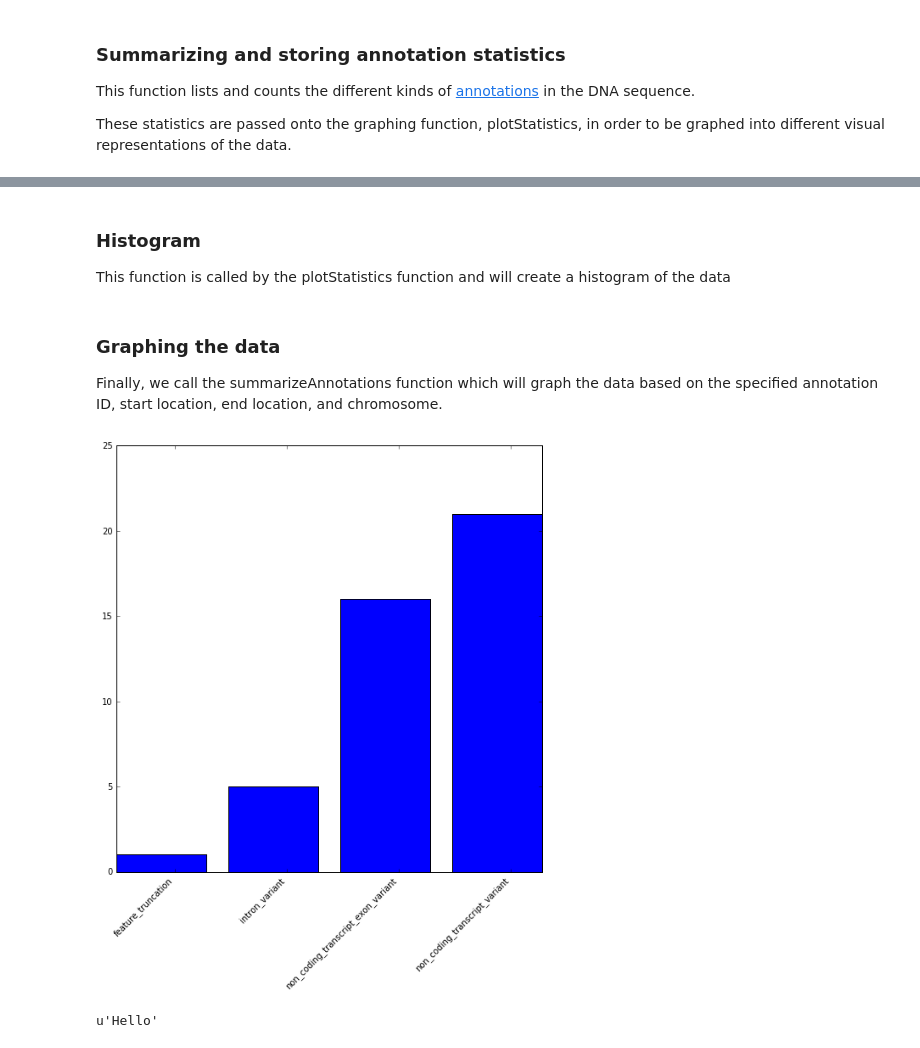
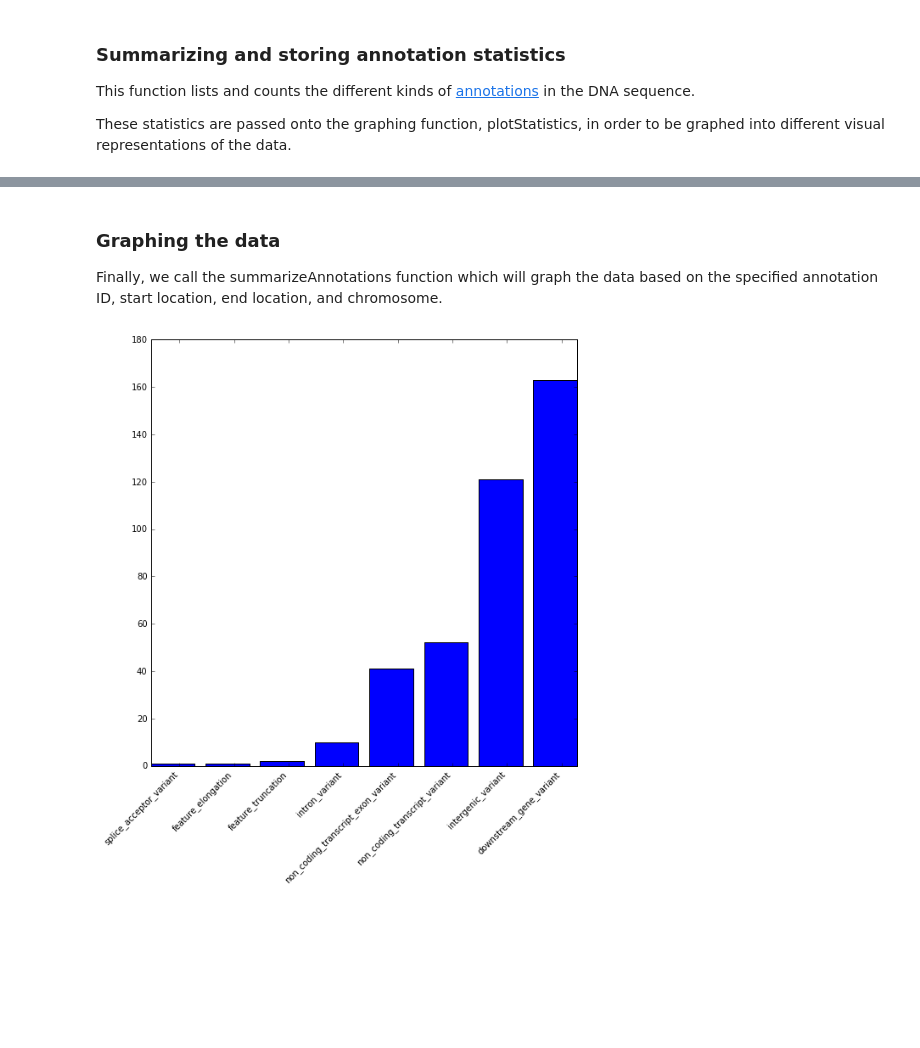
Before and after one commit to Kusdhill/bioapi-examples, a Jupyter notebook: python_notebooks/interactStatistics.ipynb, the cells around one changed output, grey strips where cells are left out. Saved outputs shown, nothing was run; the diff lists cells and outputs as text; code cells hidden in the pictures; blank space fills up the shorter version.

Commit message:
added sliders and dropdowns

```diff
--- a/python_notebooks/interactStatistics.ipynb
+++ b/python_notebooks/interactStatistics.ipynb
@@ -70,5 +70,5 @@ def summarizeAnnotations(annotationSetId=None, start=None, end=None, chrom=None)
     #print("termsAndCounts = ",termsAndCounts)
     #print("grandTotal = ",grandTotal)
     #print("orderedTermsAndCounts = ",orderedTermsAndCounts)
-    plotStatistics(annotationData=orderedTermsAndCounts)
+    plotHistogram(orderedTermsAndCounts)
 # %% [markdown]
@@ -98,4 +115,0 @@ def plotStatistics(annotationData):
-# %% [markdown]
-### Histogram
-
-This function is called by the plotStatistics function and will create a histogram of the data
@@ -125,9 +118,9 @@ def plotHistogram(xAxisTicks,yAxisValues):
 
 Finally, we call the summarizeAnnotations function which will graph the data based on the specified annotation ID, start location, end location, and chromosome.
 # %%
-def f(startPosition,endPosition):
-    summarizeAnnotations(annotationSetId=annotationSet.id,start=startPosition,end=endPosition,chrom="1")
+def graphAnnotations(startPosition, endPosition, chromosome):
+    summarizeAnnotations(annotationSetId=annotationSet.id, start=int(startPosition), end=endPosition, chrom=chromosome)
 # %%
-interact(f, startPosition=fixed(12000), endPosition=widgets.IntSlider(min=14000,max=140000,step=1000,value=14000))
+interact(graphAnnotations, chromosome=('1','2','3'), startPosition=widgets.IntSlider(min=12000,max=120000,step=1000,value=12000,continuous_update=False), __manual=True, endPosition=widgets.IntSlider(min=12000,max=140000,step=1000,value=14000,continuous_update=False))
 # %% [output]
-[figure, old version]
+[figure, new version]
@@ -137,4 +126,0 @@ def returnIt(x):
-# %%
-interact(returnIt, x='Hello');
-# %% [output]
-u'Hello'
```
Also changed, not shown: parts of 4 cells of this notebook.
